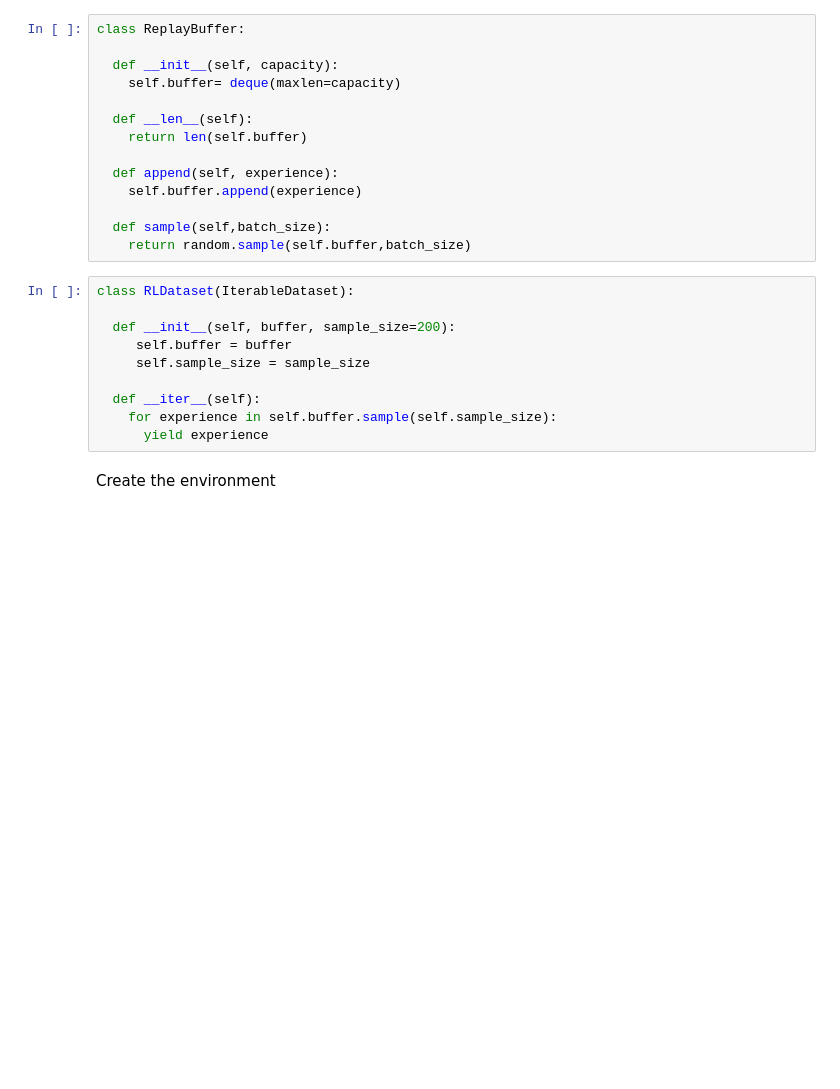
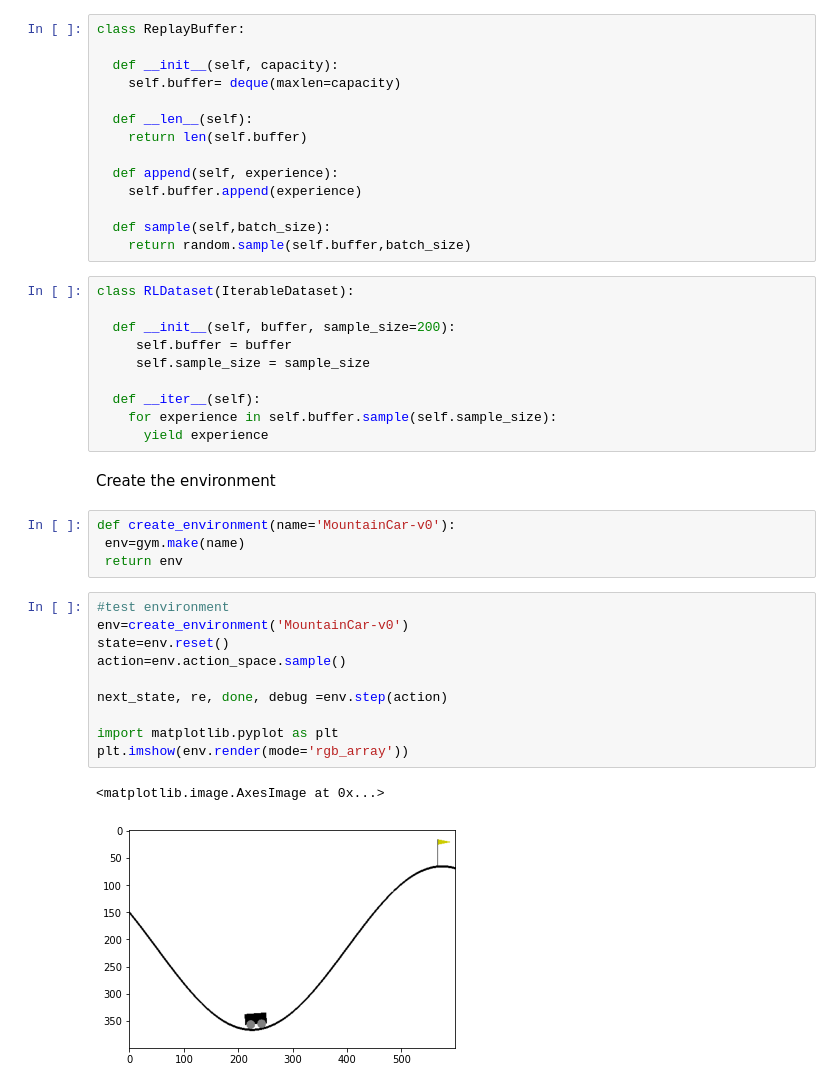
Before and after one commit to g110056012/RL-DQN, a Jupyter notebook: DQN_mountainCar.ipynb, the cells around one changed output. Saved outputs shown, nothing was run; the diff lists cells and outputs as text; blank space fills up the shorter version.

```diff
--- a/DQN_mountainCar.ipynb
+++ b/DQN_mountainCar.ipynb
@@ -118,3 +118,20 @@ class RLDataset(IterableDataset):
       yield experience
 # %% [markdown]
 Create the environment
+# %%
+def create_environment(name='MountainCar-v0'):
+ env=gym.make(name)
+ return env
+# %%
+#test environment
+env=create_environment('MountainCar-v0')
+state=env.reset()
+action=env.action_space.sample()
+
+next_state, re, done, debug =env.step(action)
+
+import matplotlib.pyplot as plt
+plt.imshow(env.render(mode='rgb_array'))
+# %% [output]
+<matplotlib.image.AxesImage at 0x...>
+[figure, added]
```
